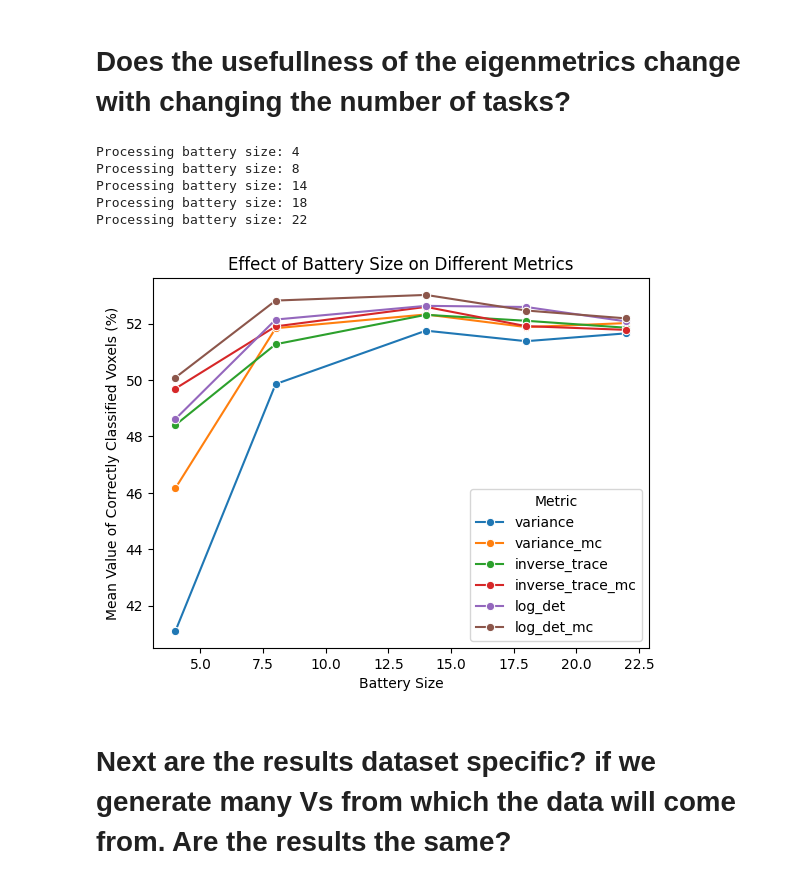
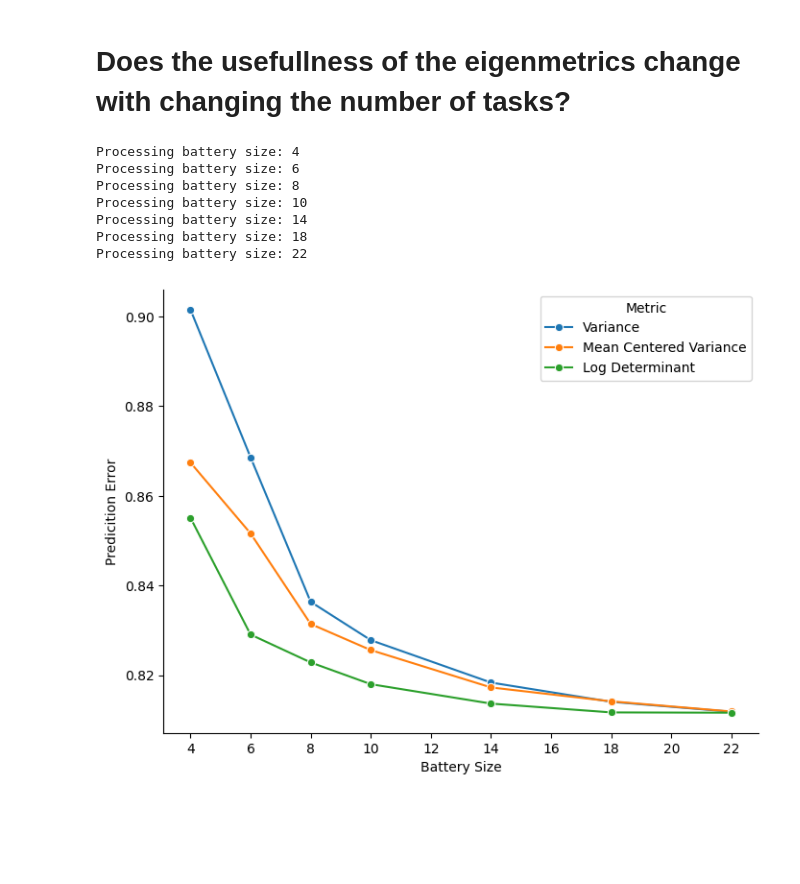
Before and after one commit to DiedrichsenLab/OptimalBattery, a Jupyter notebook: notebooks/5.sim_eval_multi_randLib.ipynb, the cells around one changed output. Saved outputs shown, nothing was run; the diff lists cells and outputs as text; code cells hidden in the pictures; blank space fills up the shorter version.

```diff
--- a/notebooks/5.sim_eval_multi_randLib.ipynb
+++ b/notebooks/5.sim_eval_multi_randLib.ipynb
@@ -126,0 +103,16 @@ cos_diff_std = np.std(cos_differences, ddof=1)
+# %%
+num_batteries = 100
+num_iterations = 100
+eval_metric = 'cos'
+output_df = ut.max_value_distribution_analysis(D_ev, num_batteries, num_iterations, eval_metric)
+output_long = output_df.melt(var_name="metric", value_name="value")
+
+# only keep 3 metrics
+metrics = ['variance','variance_mc','log_det_mc']
+output_long = output_long[output_long['metric'].isin(metrics)]
+
+# group by metric and plot
+plt.figure()
+sns.boxplot(x='metric', y='value', data=output_long)
+plt.title('Distribution of max value of metric')
+plt.show()
@@ -128,13 +122,12 @@ cos_diff_std = np.std(cos_differences, ddof=1)
 # Does the usefullness of the eigenmetrics change with changing the number of tasks?
 # %%
 # 2 to 24 steps of 2
-battery_sizes = [4,8,14,18,22]
+battery_sizes = [4,6,8,10,14,18,22]
 noise = 1
 # %%
 results_list = []
 
 for i in battery_sizes:
-    noise = 1 * np.sqrt(i)
     print(f"Processing battery size: {i}")
 
     # Generate task combinations and evaluate
@@ -143,9 +136,9 @@ for i in battery_sizes:
     D_ev = D_ev.reset_index(drop=True)
 
     # Perform max value distribution analysis
-    num_batteries = 500
-    num_iterations = 1000
-    eval_metric = 'perc'
+    num_batteries = 2000
+    num_iterations = 100
+    eval_metric = 'cos'
     output_df = ut.max_value_distribution_analysis(D_ev, num_batteries, num_iterations, eval_metric)
     output_long = output_df.melt(var_name="metric", value_name="value")
 
@@ -156,34 +149,45 @@ for i in battery_sizes:
 results_df = pd.concat(results_list, ignore_index=True)
 # %% [output]
 Processing battery size: 4
+Processing battery size: 6
 Processing battery size: 8
+Processing battery size: 10
 Processing battery size: 14
 Processing battery size: 18
 Processing battery size: 22
+# %%
+#include only rows with metric  = 'variance' or 'variance_mc' or 'log_det_mc' nad change the metric name to 'variance',' Mean Centered Variance' and 'Log Determinant'
+results_df = results_df.loc[results_df['metric'].isin(['variance','variance_mc','log_det_mc'])]
+results_df['metric'] = results_df['metric'].replace({'variance':'Variance','variance_mc':'Mean Centered Variance','log_det_mc':'Log Determinant'})
 # %%
+
 agg_df = results_df.groupby(["battery_size", "metric"], as_index=False).agg(
     mean_value=("value", "mean")
 )
 
 palette = sns.color_palette("tab10", n_colors=agg_df["metric"].nunique())
+
+plt.figure(figsize=(8, 6))
 
 sns.lineplot(
     data=results_df,
     x="battery_size",
     y="value",
     hue="metric",
     marker="o",
     palette=palette,
     errorbar=None
 )
 
+xticks = np.arange(4, 24, 2)
+plt.xticks(xticks)
+
 plt.xlabel("Battery Size")
-plt.ylabel("Mean Value of Correctly Classified Voxels (%)")
-plt.title("Effect of Battery Size on Different Metrics")
+plt.ylabel("Predicition Error")
 plt.legend(title="Metric")
+sns.despine()
+
 
 plt.show()
 # %% [output]
-[figure, old version]
+[figure, new version]
-# %% [markdown]
-# Next are the results dataset specific? if we generate many Vs from which the data will come from. Are the results the same?
```
Also changed, not shown: parts of 9 cells of this notebook, 2 other files.
